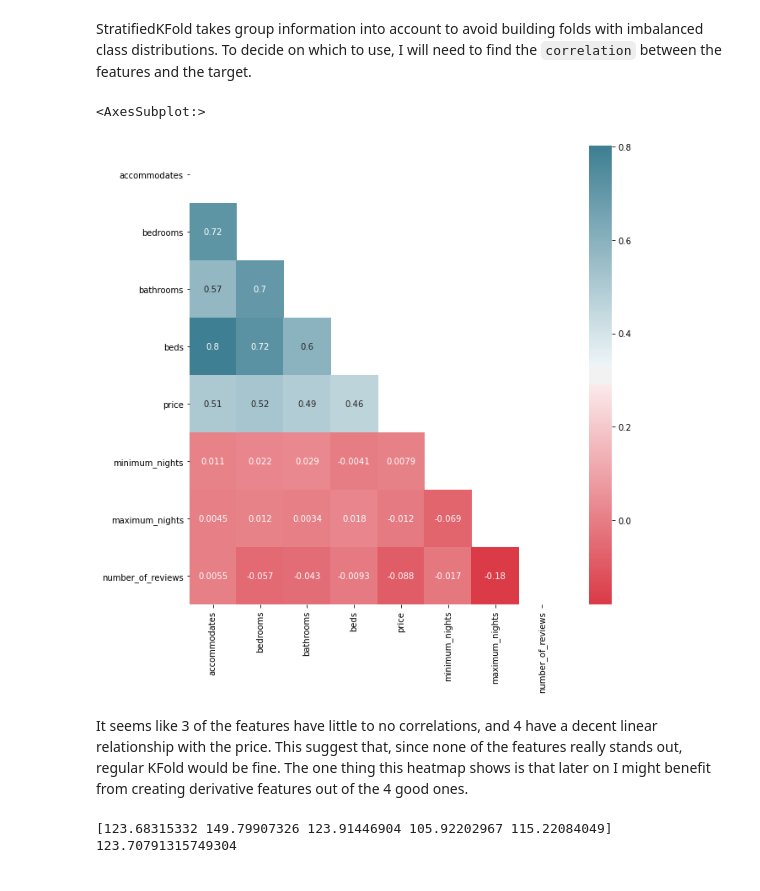
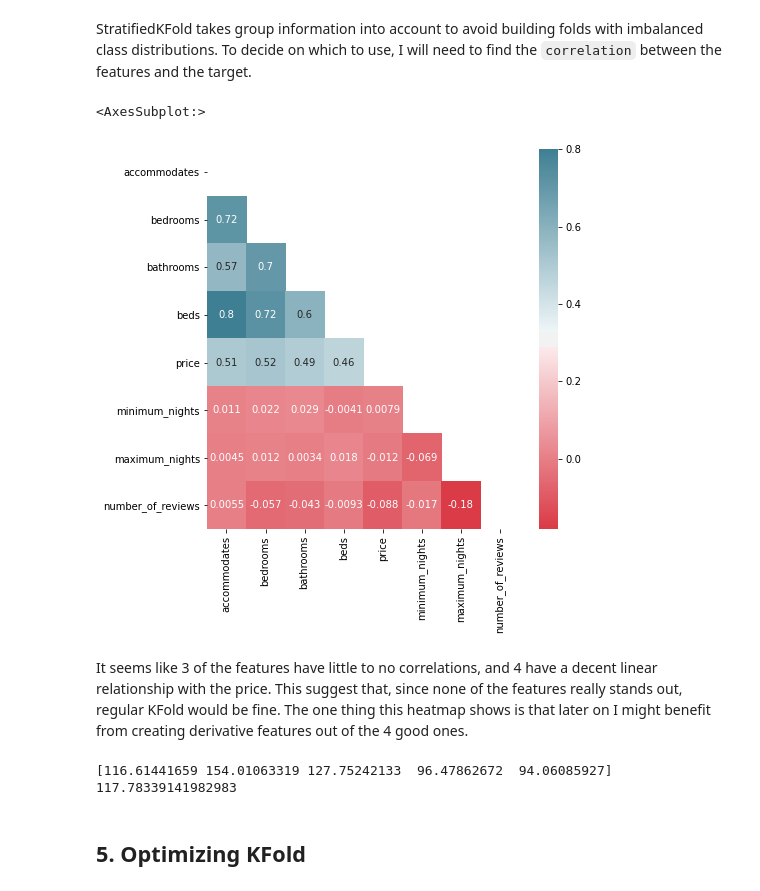
Before and after one commit to harera3/ML_Blueprints, a Jupyter notebook: 03_Hyperparameter_Optimization.ipynb, the cells around one changed output. Drawn from its saved outputs; the diff is of its cells as text; code cells hidden in the pictures.

```diff
--- a/03_Hyperparameter_Optimization.ipynb
+++ b/03_Hyperparameter_Optimization.ipynb
@@ -136,14 +136,14 @@ StratifiedKFold takes group information into account to avoid building folds wit
 # %%
 import seaborn as sns
 
 corr = train.corr()
 mask = np.triu(np.ones_like(corr, dtype=np.bool))
 color = sns.diverging_palette(10, 220, as_cmap=True)
-fig, ax = plt.subplots(figsize=(7,7))
+fig, ax = plt.subplots(figsize=(10,7))
 sns.heatmap(corr, mask=mask, cmap=color, annot=True)
 # %% [output]
 <AxesSubplot:>
-[figure, old version]
+[figure, new version]
 # %% [markdown]
 It seems like 3 of the features have little to no correlations, and 4 have a decent linear relationship with the price. This suggest that, since none of the features really stands out, regular KFold would be fine. The one thing this heatmap shows is that later on I might benefit from creating derivative features out of the 4 good ones.
 # %%
@@ -151,7 +151,8 @@ from sklearn.model_selection import KFold
 from sklearn.model_selection import cross_val_score
 
 kf = KFold(5, shuffle=True, random_state=1)
-knn = KNeighborsRegressor()
+knn = KNeighborsRegressor(n_neighbors=16,
+                          algorithm='brute')
 mses = cross_val_score(knn, X_train, y_train, cv=kf, n_jobs=-1,
                        scoring="neg_mean_squared_error")
 rmses = np.sqrt(np.absolute(mses))
@@ -160,5 +161,7 @@ avg_rmse = np.mean(rmses)
 print(rmses)
 print(avg_rmse)
 # %% [output]
-[123.68315332 149.79907326 123.91446904 105.92202967 115.22084049]
-123.70791315749304
+[116.61441659 154.01063319 127.75242133  96.47862672  94.06085927]
+117.78339141982983
+# %% [markdown]
+## 5. Optimizing KFold
```
Also changed, not shown: parts of 6 cells of this notebook.
